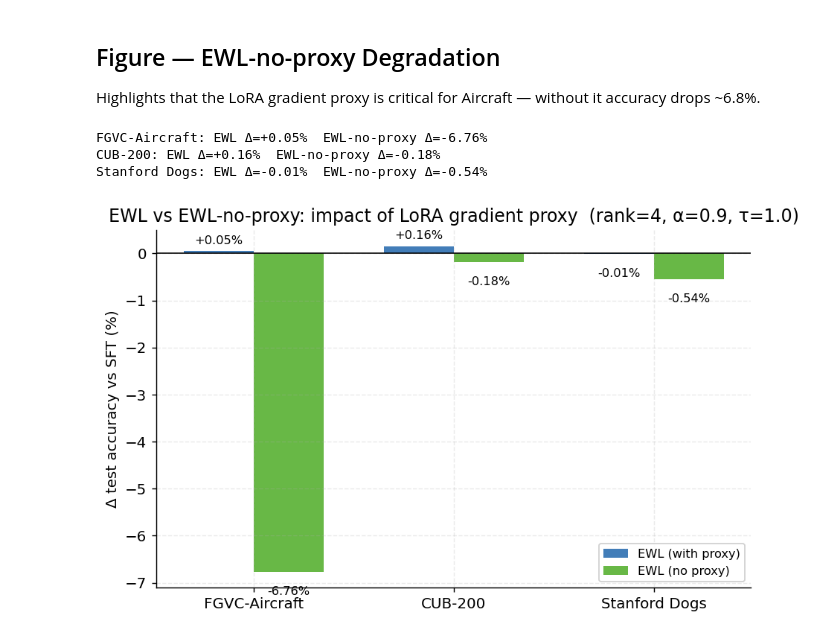
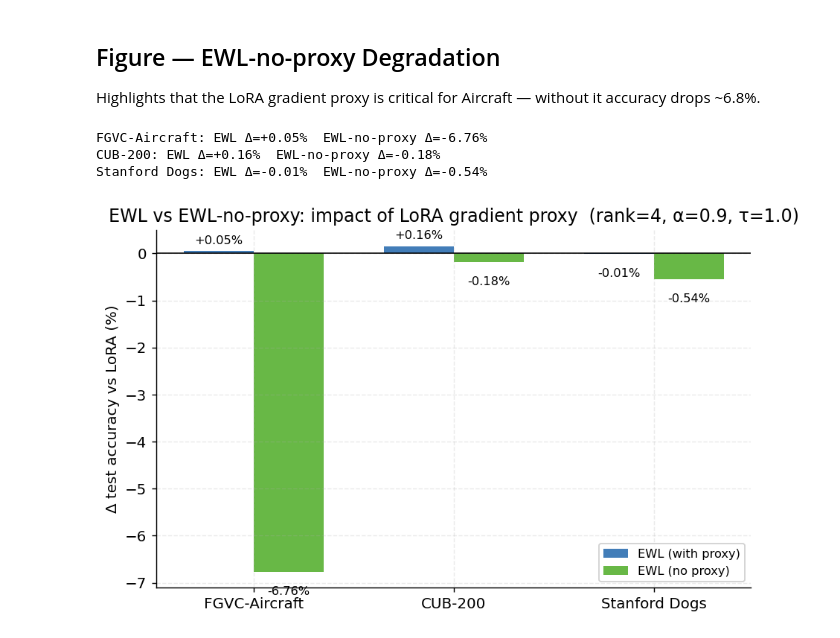
Before and after one commit to brillard1/ewl, a Jupyter notebook: notebooks/analyse_datasets.ipynb, the cells around one changed output. Saved outputs shown, nothing was run; the diff lists cells and outputs as text; code cells hidden in the pictures.

```diff
--- a/notebooks/analyse_datasets.ipynb
+++ b/notebooks/analyse_datasets.ipynb
@@ -90,7 +90,7 @@ Loaded 27 runs across 3 datasets
 mean ± std test accuracy across seeds.
 # %%
 COND_LABELS = {
-    "baseline":     "SFT baseline",
+    "baseline":     "LoRA baseline",
     "ewl":          "EWL",
     "ewl_no_proxy": "EWL (no proxy)",
 }
@@ -165,7 +165,7 @@ for ax, ds in zip(axes, DATASETS):
                     f"{mu:.3f}", ha="center", va="bottom", fontsize=7.5)
 
     ax.set_xticks(xs)
-    ax.set_xticklabels(["SFT", "EWL", "EWL\n(no proxy)"], fontsize=8.5)
+    ax.set_xticklabels(["LoRA", "EWL", "EWL\n(no proxy)"], fontsize=8.5)
     ax.set_title(DS_LABELS.get(ds, ds), fontsize=10)
     ax.set_ylabel("Test accuracy" if ds == DATASETS[0] else "")
 
@@ -174,7 +174,7 @@ from matplotlib.patches import Patch
 legend_el = [Patch(color=C[c], label=COND_LABELS[c]) for c in CONDITIONS]
 fig.legend(handles=legend_el, loc="upper right", bbox_to_anchor=(1.0, 1.02), fontsize=9)
 
-plt.suptitle("EWL vs SFT baseline across datasets  (rank=4, α=0.9, τ=1.0)",
+plt.suptitle("EWL vs LoRA baseline across datasets  (rank=4, α=0.9, τ=1.0)",
              fontsize=12, y=1.04)
 plt.tight_layout()
 plt.savefig("fig_all_datasets.pdf", bbox_inches="tight", dpi=1200)
@@ -243,7 +243,7 @@ for f in sorted(glob.glob("../outputs/vision/all_datasets/aircraft/**/*.json", r
         metrics[cond]["step_ms"].append(ep.get("step_time_ms", 0))
         metrics[cond]["tput"].append(ep.get("throughput_samples_per_sec", 0))
 
-COND_LABELS = {"lora_sft": "SFT", "ewl_no_proxy": "EWL\n(no proxy)", "ewl": "EWL"}
+COND_LABELS = {"lora_sft": "LoRA", "ewl_no_proxy": "EWL\n(no proxy)", "ewl": "EWL"}
 COLORS = {"lora_sft": "#D6604D", "ewl_no_proxy": "#4DAC26", "ewl": "#2166AC"}
 conds = ["lora_sft", "ewl_no_proxy", "ewl"]
 xs = np.arange(len(conds))
@@ -326,32 +326,32 @@ for ds in datasets_plot:
     b = df[(df.dataset == ds) & (df.condition == "baseline")]["test_acc"].mean()
     e = df[(df.dataset == ds) & (df.condition == "ewl")]["test_acc"].mean()
     p = df[(df.dataset == ds) & (df.condition == "ewl_no_proxy")]["test_acc"].mean()
     deltas_ewl.append((e - b) * 100)
     deltas_proxy.append((p - b) * 100)
 
 bars_e = ax.bar(xs2 - w2/2, deltas_ewl, w2,
                 color=C["ewl"], alpha=0.85, label="EWL (with proxy)")
 bars_p = ax.bar(xs2 + w2/2, deltas_proxy, w2,
                 color=C["ewl_no_proxy"], alpha=0.85, label="EWL (no proxy)")
 
 for bar, v in zip(bars_e, deltas_ewl):
     ax.text(bar.get_x() + bar.get_width()/2, v + (0.1 if v >= 0 else -0.3),
             f"{v:+.2f}%", ha="center", va="bottom" if v >= 0 else "top", fontsize=9)
 for bar, v in zip(bars_p, deltas_proxy):
     ax.text(bar.get_x() + bar.get_width()/2, v + (0.1 if v >= 0 else -0.3),
             f"{v:+.2f}%", ha="center", va="bottom" if v >= 0 else "top", fontsize=9)
 
 ax.axhline(0, color="black", lw=0.9)
 ax.set_xticks(xs2)
 ax.set_xticklabels([DS_LABELS.get(ds, ds) for ds in datasets_plot])
-ax.set_ylabel("Δ test accuracy vs SFT (%)")
+ax.set_ylabel("Δ test accuracy vs LoRA (%)")
 ax.set_title("EWL vs EWL-no-proxy: impact of LoRA gradient proxy  (rank=4, α=0.9, τ=1.0)")
 ax.legend()
 plt.tight_layout()
 plt.savefig("fig_proxy_ablation_delta.pdf", bbox_inches="tight", dpi=1200)
 plt.show()
 # %% [output]
 FGVC-Aircraft: EWL Δ=+0.05%  EWL-no-proxy Δ=-6.76%
 CUB-200: EWL Δ=+0.16%  EWL-no-proxy Δ=-0.18%
 Stanford Dogs: EWL Δ=-0.01%  EWL-no-proxy Δ=-0.54%
-[figure, old version]
+[figure, new version]
```
Also changed, not shown: parts of 1 cell of this notebook, 27 other files.
